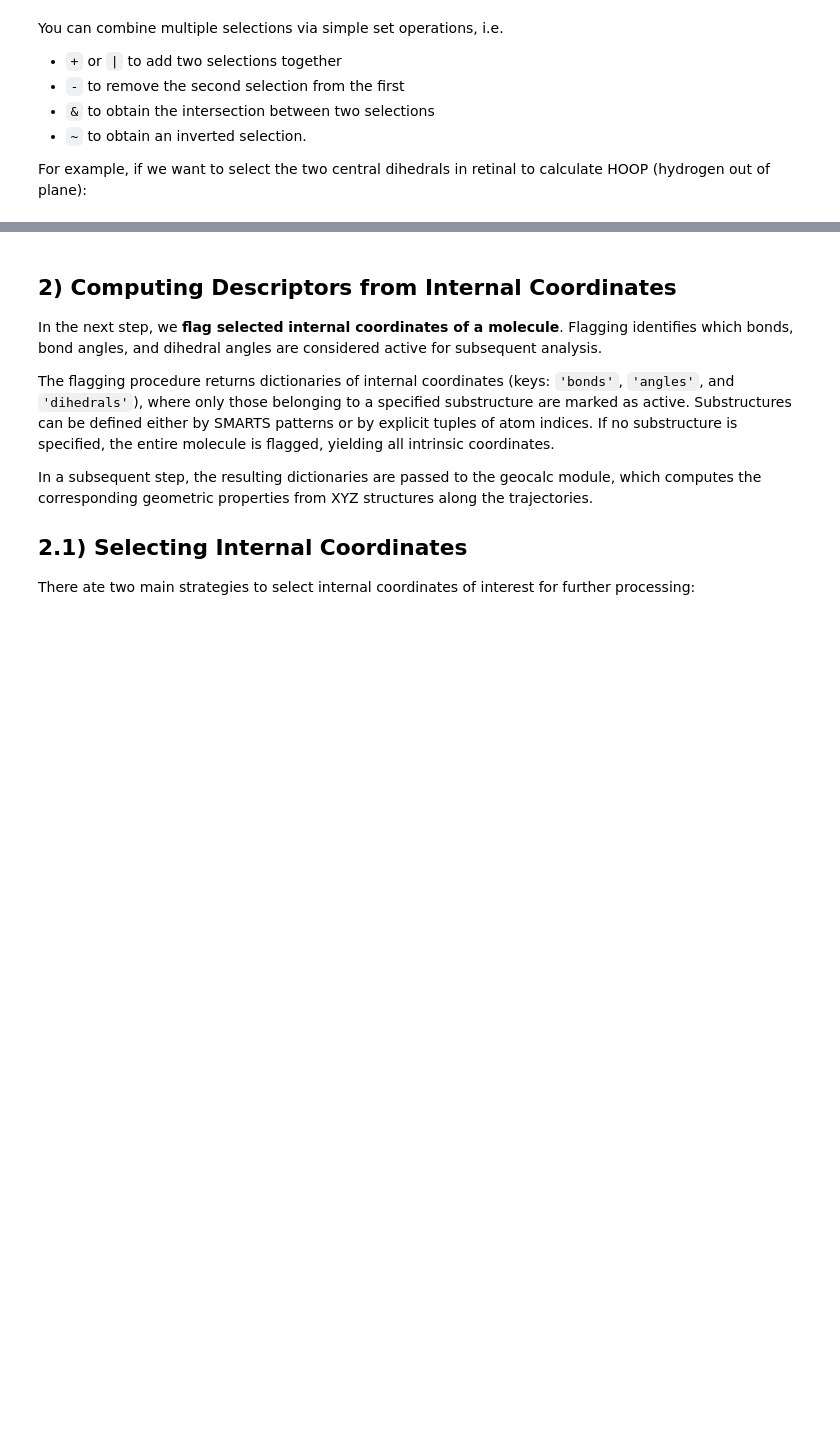
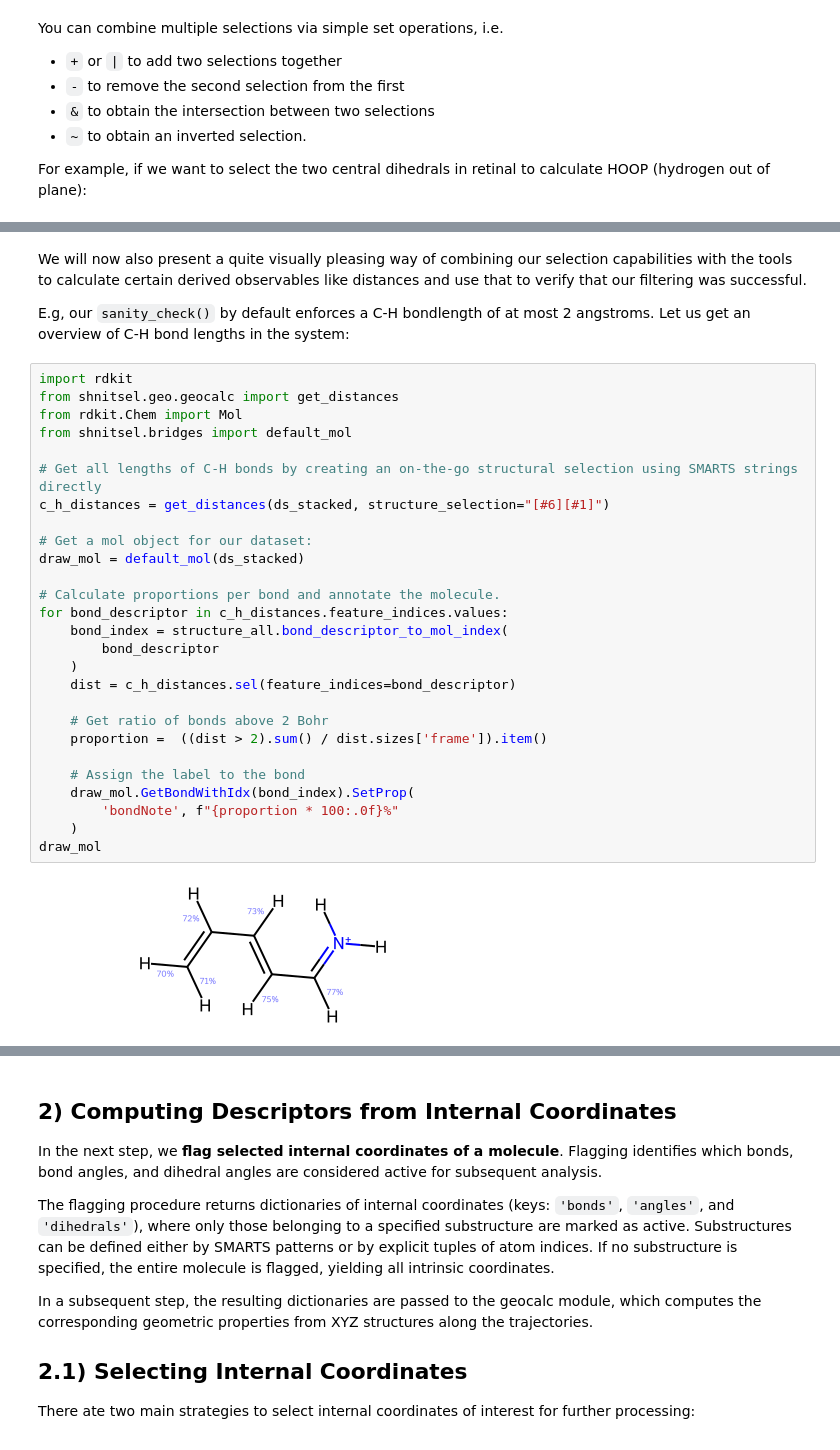
Before and after one commit to SHNITSEL/shnitsel-tools, a Jupyter notebook: tutorials/x_full_tutorial.ipynb, the cells around one changed output, grey strips where cells are left out. Drawn from its saved outputs; the diff is of its cells as text; blank space fills up the shorter version.

```diff
--- a/tutorials/x_full_tutorial.ipynb
+++ b/tutorials/x_full_tutorial.ipynb
@@ -121,6 +121,41 @@ combined = dih_6578 | dih_CCCC
 combined.draw('dihedrals')
 # %% [output]
 [drawing not drawn]
+# %% [markdown]
+We will now also present a quite visually pleasing way of combining our selection capabilities with the tools to calculate certain derived observables like distances
+and use that to verify that our filtering was successful.
+
+E.g, our `sanity_check()` by default enforces a C-H bondlength of at most 2 angstroms.
+Let us get an overview of C-H bond lengths in the system:
+# %%
+import rdkit
+from shnitsel.geo.geocalc import get_distances
+from rdkit.Chem import Mol
+from shnitsel.bridges import default_mol
+
+# Get all lengths of C-H bonds by creating an on-the-go structural selection using SMARTS strings directly
+c_h_distances = get_distances(ds_stacked, structure_selection="[#6][#1]")
+
+# Get a mol object for our dataset:
+draw_mol = default_mol(ds_stacked)
+
+# Calculate proportions per bond and annotate the molecule.
+for bond_descriptor in c_h_distances.feature_indices.values:
+    bond_index = structure_all.bond_descriptor_to_mol_index(
+        bond_descriptor
+    )
+    dist = c_h_distances.sel(feature_indices=bond_descriptor)
+
+    # Get ratio of bonds above 2 Bohr
+    proportion =  ((dist > 2).sum() / dist.sizes['frame']).item()
+
+    # Assign the label to the bond
+    draw_mol.GetBondWithIdx(bond_index).SetProp(
+        'bondNote', f"{proportion * 100:.0f}%"
+    )
+draw_mol
+# %% [output]
+[figure, added]
 # %% [markdown]
 ## 3) Structural analysis
 
```
Also changed, not shown: parts of 5 cells of this notebook.
